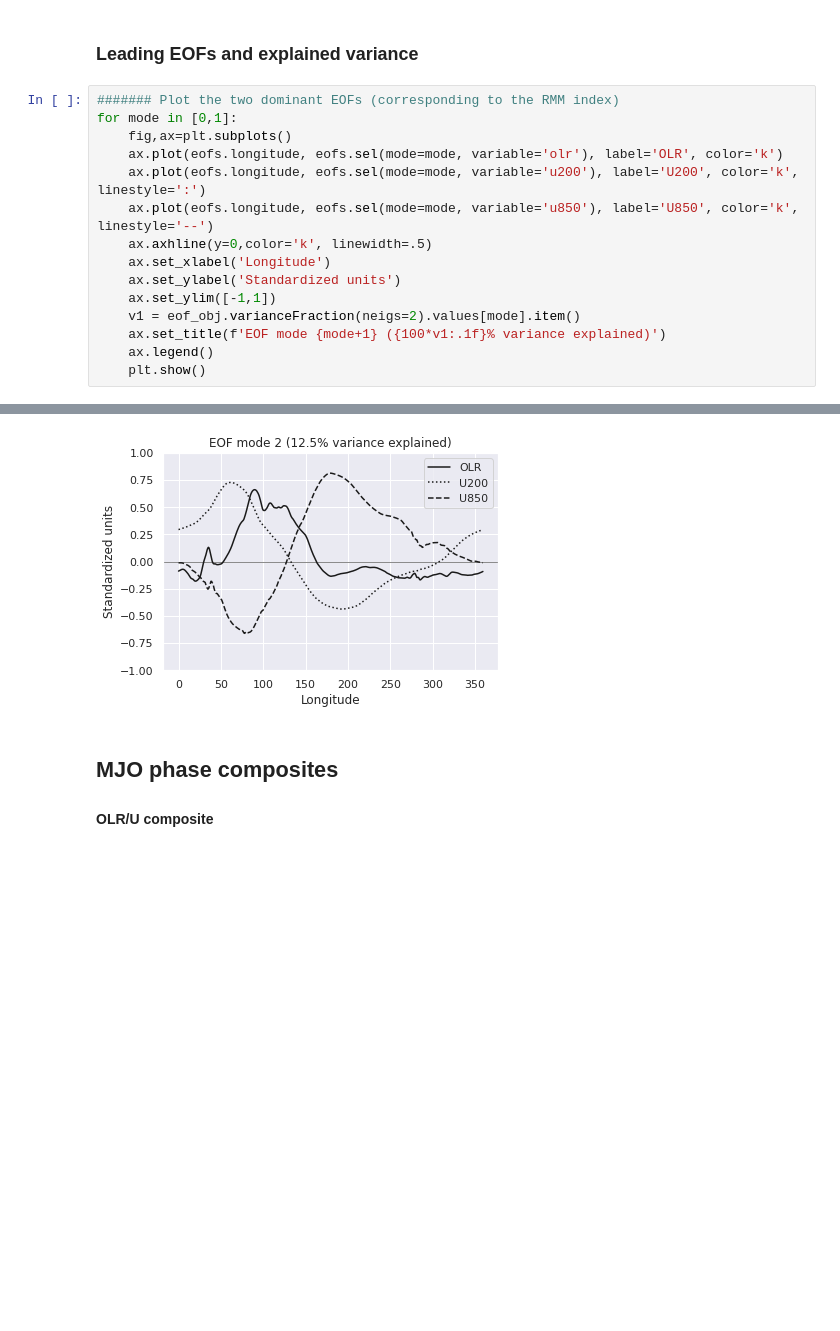
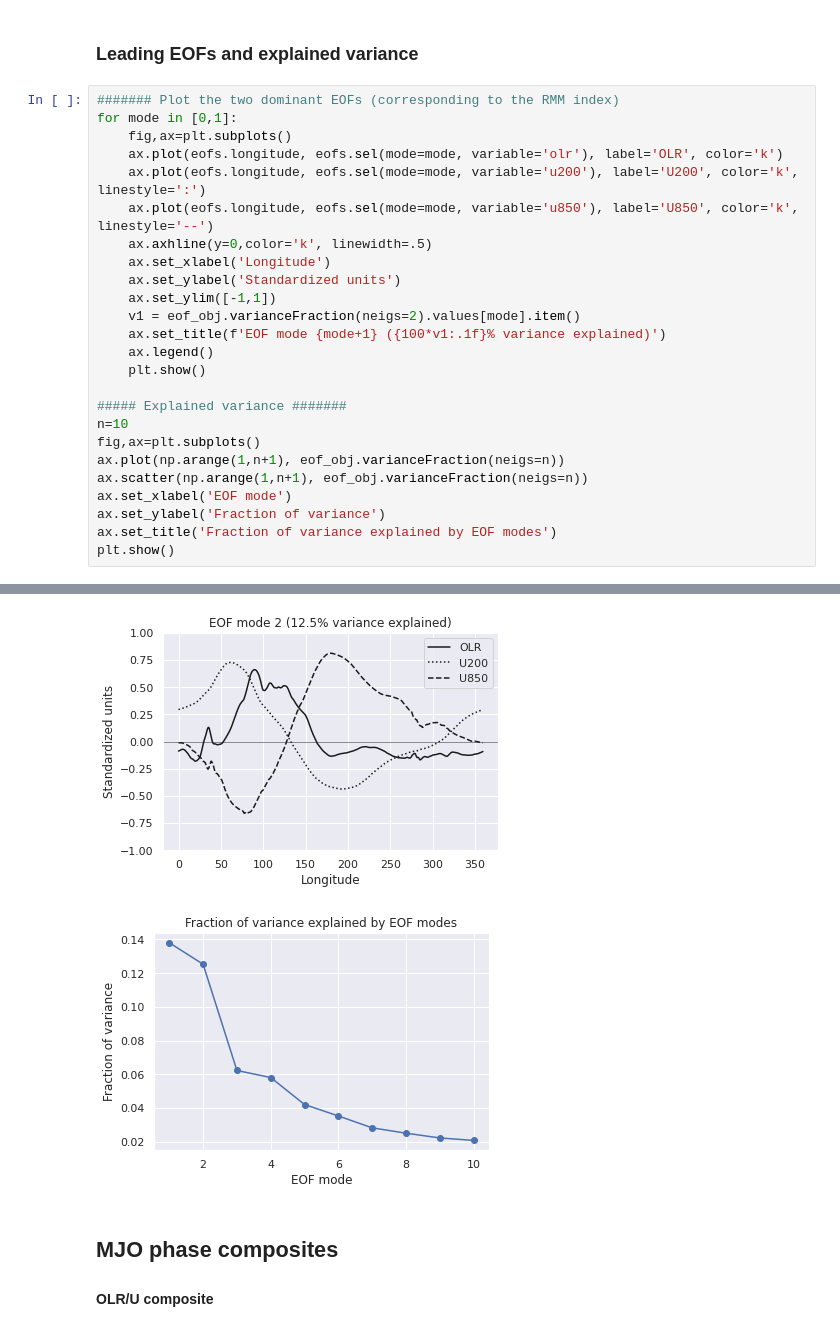
Before and after one commit to ktcarr/12.805, a Jupyter notebook: mjo-analysis_era-interim.ipynb, the cells around one changed output, grey strips where cells are left out. Saved outputs shown, nothing was run; the diff lists cells and outputs as text; blank space fills up the shorter version.

```diff
--- a/mjo-analysis_era-interim.ipynb
+++ b/mjo-analysis_era-interim.ipynb
@@ -204,21 +206,32 @@ True
 # %%
 ####### Plot the two dominant EOFs (corresponding to the RMM index)
 for mode in [0,1]:
     fig,ax=plt.subplots()
     ax.plot(eofs.longitude, eofs.sel(mode=mode, variable='olr'), label='OLR', color='k')
     ax.plot(eofs.longitude, eofs.sel(mode=mode, variable='u200'), label='U200', color='k', linestyle=':')
     ax.plot(eofs.longitude, eofs.sel(mode=mode, variable='u850'), label='U850', color='k', linestyle='--')
     ax.axhline(y=0,color='k', linewidth=.5)
     ax.set_xlabel('Longitude')
     ax.set_ylabel('Standardized units')
     ax.set_ylim([-1,1])
     v1 = eof_obj.varianceFraction(neigs=2).values[mode].item()
     ax.set_title(f'EOF mode {mode+1} ({100*v1:.1f}% variance explained)')
     ax.legend()
     plt.show()
+
+##### Explained variance #######
+n=10
+fig,ax=plt.subplots()
+ax.plot(np.arange(1,n+1), eof_obj.varianceFraction(neigs=n))
+ax.scatter(np.arange(1,n+1), eof_obj.varianceFraction(neigs=n))
+ax.set_xlabel('EOF mode')
+ax.set_ylabel('Fraction of variance')
+ax.set_title('Fraction of variance explained by EOF modes')
+plt.show()
 # %% [output]
 [figure]
 [figure]
+[figure, added]
 # %% [markdown]
 ## MJO phase composites
 
```
Also changed, not shown: parts of 44 cells of this notebook.
